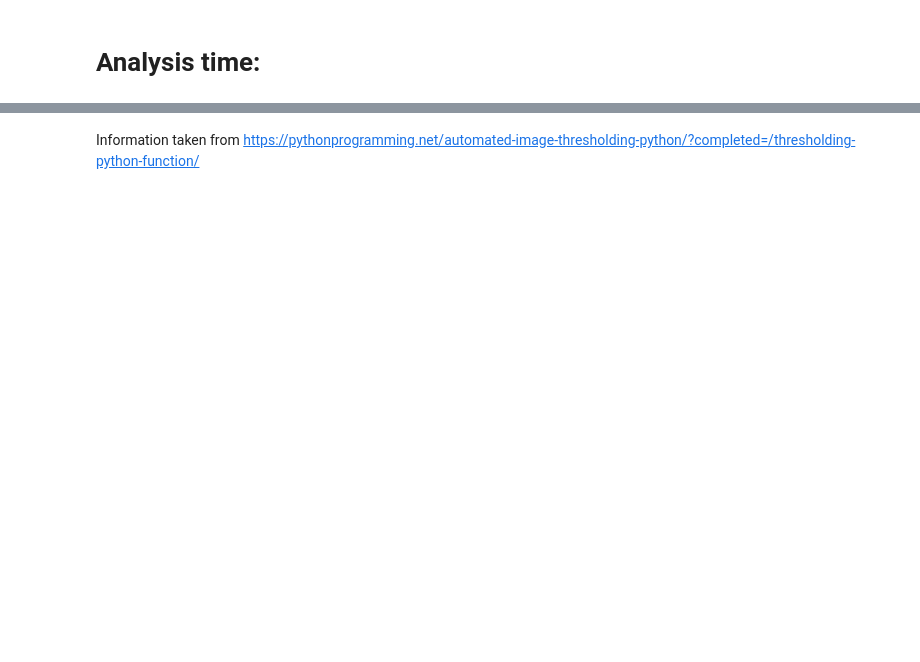
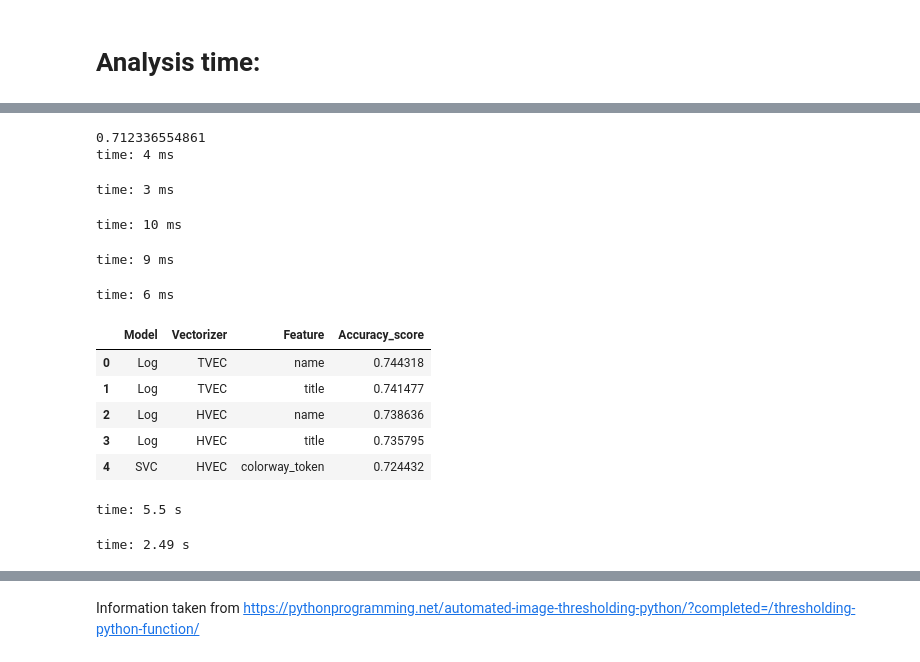
Before and after one commit to chrisk447/Capstone-GA, a Jupyter notebook: StockX Notebook.ipynb, the cells around one changed output, grey strips where cells are left out. Saved outputs shown, nothing was run; the diff lists cells and outputs as text; code cells hidden in the pictures; blank space fills up the shorter version.

```diff
--- a/StockX Notebook.ipynb
+++ b/StockX Notebook.ipynb
@@ -496,0 +506,75 @@ time: 1 ms
+# %%
+baseline = max(1 - y.mean(), y.mean())
+print baseline
+# %% [output]
+0.712336554861
+time: 4 ms
+# %%
+X = tops.colorway_token
+
+X_train, X_test, y_train, y_test = train_test_split(X, y, train_size = .8, random_state=90)
+# %% [output]
+time: 3 ms
+# %%
+# Going to try several vectorizers and models. Better to write a function that will do this in one step.
+def tokenize_test(text, vect, model, target='rarity_bool',
+                  X_train=X_train, X_test=X_test, y_train=y_train, y_test=y_test):
+    '''Arguments are text, vect, model, target (in strings)
+    X_train, X_test, y_train, y_test.
+    Used to find the accuracy of the rarity.'''
+    X = tops[text]
+    y = tops[target]
+    X_train, X_test, y_train, y_test = train_test_split(X, y, train_size = .8, random_state=90)
+    X_train_dtm = vect.fit_transform(X_train)
+
+    X_test_dtm = vect.transform(X_test)
+    model.fit(X_train_dtm, y_train)
+    y_pred_class = model.predict(X_test_dtm)
+    return accuracy_score(y_test, y_pred_class)
+# %% [output]
+time: 10 ms
+# %%
+# Making a function to make a dataframe for the accuracy results of tokenize_test
+def accuracy_df_maker(models, vectors, texts, target):
+    '''models and vectors are dictionarys with key as the label and value as the object.
+    texts is a list of features to test on. Returns a sorted dataframe with accuracy scores
+    of every model, vectorizer, and feature combintion'''
+    Accuracy_scores = []
+    for model_k, model_v in models.items():
+        for vect_k, vect_v in vectors.items():
+            for text in texts:
+                Accuracy_scores.append((model_k, vect_k, text, tokenize_test(text, vect_v, model_v, target)))
+
+    df = pd.DataFrame(Accuracy_scores, columns=['Model', 'Vectorizer', 'Feature', 'Accuracy_score'])
+    return df.sort_values('Accuracy_score', ascending=False).reset_index(drop=True)
+# %% [output]
+time: 9 ms
+# %%
+ng = (1,3)
+cvec, hvec, tvec = CountVectorizer(ngram_range=ng), HashingVectorizer(ngram_range=ng), TfidfVectorizer(ngram_range=ng)
+
+models = {'SVC':SVC(), 'Log':LogisticRegression(), 'Bernoulli':BernoulliNB(), 'KNN':KNeighborsClassifier()}
+vectors = {'CVEC':cvec, 'HVEC':hvec, 'TVEC': tvec}
+texts = ['colorway_token', 'category', 'title', 'name']
+# %% [output]
+time: 6 ms
+# %%
+nlp = accuracy_df_maker(models, vectors, texts, 'rarity_bool')
+nlp.head()
+# %% [output]
+|  | Model | Vectorizer | Feature | Accuracy_score |
+| 0 | Log | TVEC | name | 0.744318 |
+| 1 | Log | TVEC | title | 0.741477 |
+| 2 | Log | HVEC | name | 0.738636 |
+| 3 | Log | HVEC | title | 0.735795 |
+| 4 | SVC | HVEC | colorway_token | 0.724432 |
+time: 5.5 s
+# %%
+# Separate functions because random forst with hashing takes more than 3 minutes with worse results.
+# Same with Multinomial. Combining all into one dataframe, best_df
+
+nlp_add = accuracy_df_maker({'Random Forest':RandomForestClassifier(), 'Multinomial':MultinomialNB()},
+                            {'CVEC':cvec, 'TVEC':tvec}, ['colorway_token', 'category', 'title', 'name'], 'rarity_bool')
+best_df = pd.concat([nlp, nlp_add]).sort_values('Accuracy_score', ascending=False).reset_index(drop=True).copy()
+# %% [output]
+time: 2.49 s
```
Also changed, not shown: parts of 42 cells of this notebook.
